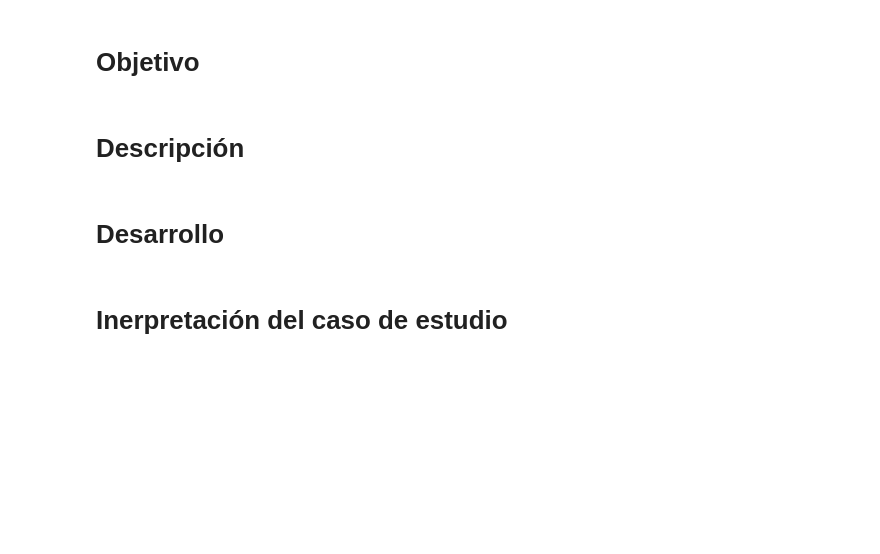
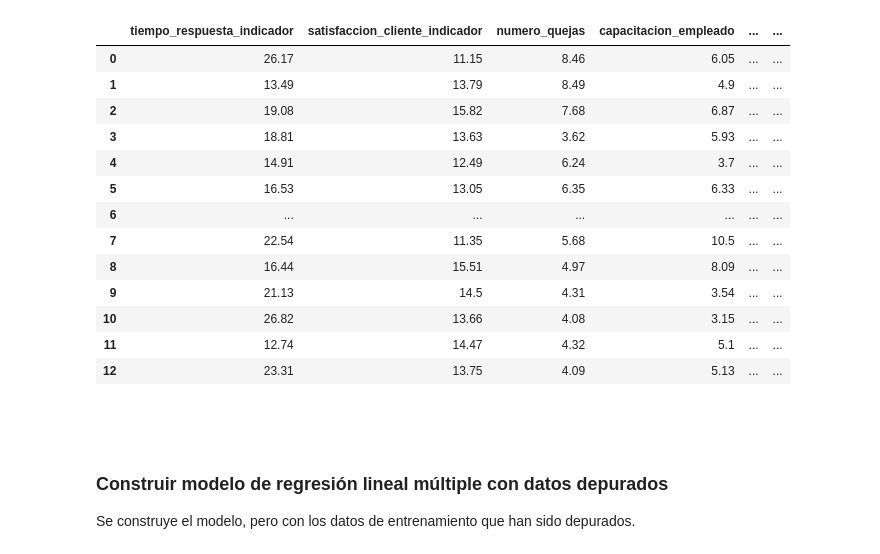
Before and after one commit to rpizarrog/Libro-Aprendizaje-Automatico.-Casos-de-Estudio-con-R-y-Python, a Jupyter notebook: Python NoteBooks/Regresión_lineal_múltiple_Lasso_y_Ridge_calidad_de_servicio.ipynb, the cells around one changed output. Drawn from its saved outputs; the diff is of its cells as text; code cells hidden in the pictures; blank space fills up the shorter version.

```diff
--- a/Python NoteBooks/Regresión_lineal_múltiple_Lasso_y_Ridge_calidad_de_servicio.ipynb
+++ b/Python NoteBooks/Regresión_lineal_múltiple_Lasso_y_Ridge_calidad_de_servicio.ipynb
@@ -12,0 +113,3 @@ De igual forma el archivo se encuntra para su descarga direcamente en el serbici
+# %%
+url = "https://raw.githubusercontent.com/rpizarrog/Libro-Aprendizaje-Automatico.-Casos-de-Estudio-con-R-y-Python/refs/heads/main/datos/calidad%20en%20el%20servicio%20para%20Multiple%20Lasso%20y%20Ridge.csv"
+datos = f_cargar_datos(url)
@@ -12,0 +265,31 @@ De igual forma el archivo se encuntra para su descarga direcamente en el serbici
+# %%
+# DEPURACIÓN / SELECCIÓN DE VARIABLES
+datos_depurados = pd.DataFrame({
+    "tiempo_respuesta_indicador":
+        datos["tiempo_respuesta"] + datos["tiempo_respuesta_2"],
+    "satisfaccion_cliente_indicador":
+        datos["satisfaccion_cliente"] + datos["satisfaccion_2"],
+    "numero_quejas":
+        datos["numero_quejas"],
+    "capacitacion_empleado":
+        datos["capacitacion_empleado"],
+    "experiencia_empleado":
+        datos["experiencia_empleado"],
+
+    "disponibilidad_servicio":
+        datos["disponibilidad_servicio"],
+    "indice_servicio":
+        datos["indice_servicio"],
+    "eficiencia_operativa":
+        datos["eficiencia_operativa"],
+    "clima":
+        datos["clima"],
+    "dia_semana":
+        datos["dia_semana"],
+    "calidad_servicio":
+        datos["calidad_servicio"]
+})
+
+datos_depurados = datos_depurados.round(4)
+
+f_visualizar_head_tail_reducido(datos_depurados)
@@ -12,0 +313,7 @@ De igual forma el archivo se encuntra para su descarga direcamente en el serbici
+# %%
+particion = f_particionar_datos(datos_depurados)
+
+datos_entrenamiento = particion["datos_entrenamiento"]
+datos_validacion = particion["datos_validacion"]
+
+f_visualizar_head_tail_reducido(datos_entrenamiento)
@@ -13,8 +335,23 @@ De igual forma el archivo se encuntra para su descarga direcamente en el serbici
+# %%
+f_visualizar_head_tail_reducido(datos_validacion)
+# %% [output]
+|  | tiempo_respuesta_indicador | satisfaccion_cliente_indicador | numero_quejas | capacitacion_empleado | ... | ... |
+| 0 | 26.17 | 11.15 | 8.46 | 6.05 | ... | ... |
+| 1 | 13.49 | 13.79 | 8.49 | 4.9 | ... | ... |
+| 2 | 19.08 | 15.82 | 7.68 | 6.87 | ... | ... |
+| 3 | 18.81 | 13.63 | 3.62 | 5.93 | ... | ... |
+| 4 | 14.91 | 12.49 | 6.24 | 3.7 | ... | ... |
+| 5 | 16.53 | 13.05 | 6.35 | 6.33 | ... | ... |
+| 6 | ... | ... | ... | ... | ... | ... |
+| 7 | 22.54 | 11.35 | 5.68 | 10.5 | ... | ... |
+| 8 | 16.44 | 15.51 | 4.97 | 8.09 | ... | ... |
+| 9 | 21.13 | 14.5 | 4.31 | 3.54 | ... | ... |
+| 10 | 26.82 | 13.66 | 4.08 | 3.15 | ... | ... |
+| 11 | 12.74 | 14.47 | 4.32 | 5.1 | ... | ... |
+| 12 | 23.31 | 13.75 | 4.09 | 5.13 | ... | ... |
 # %% [markdown]
-# Objetivo
+##
-# %% [markdown]
-# Descripción
-# %% [markdown]
-# Desarrollo
-# %% [markdown]
-# Inerpretación del caso de estudio
+# %% [markdown]
+###  Construir modelo de regresión lineal múltiple con datos depurados
+
+Se construye el modelo, pero con los datos de entrenamiento que han sido depurados.
```
Also changed, not shown: parts of 47 cells of this notebook.
